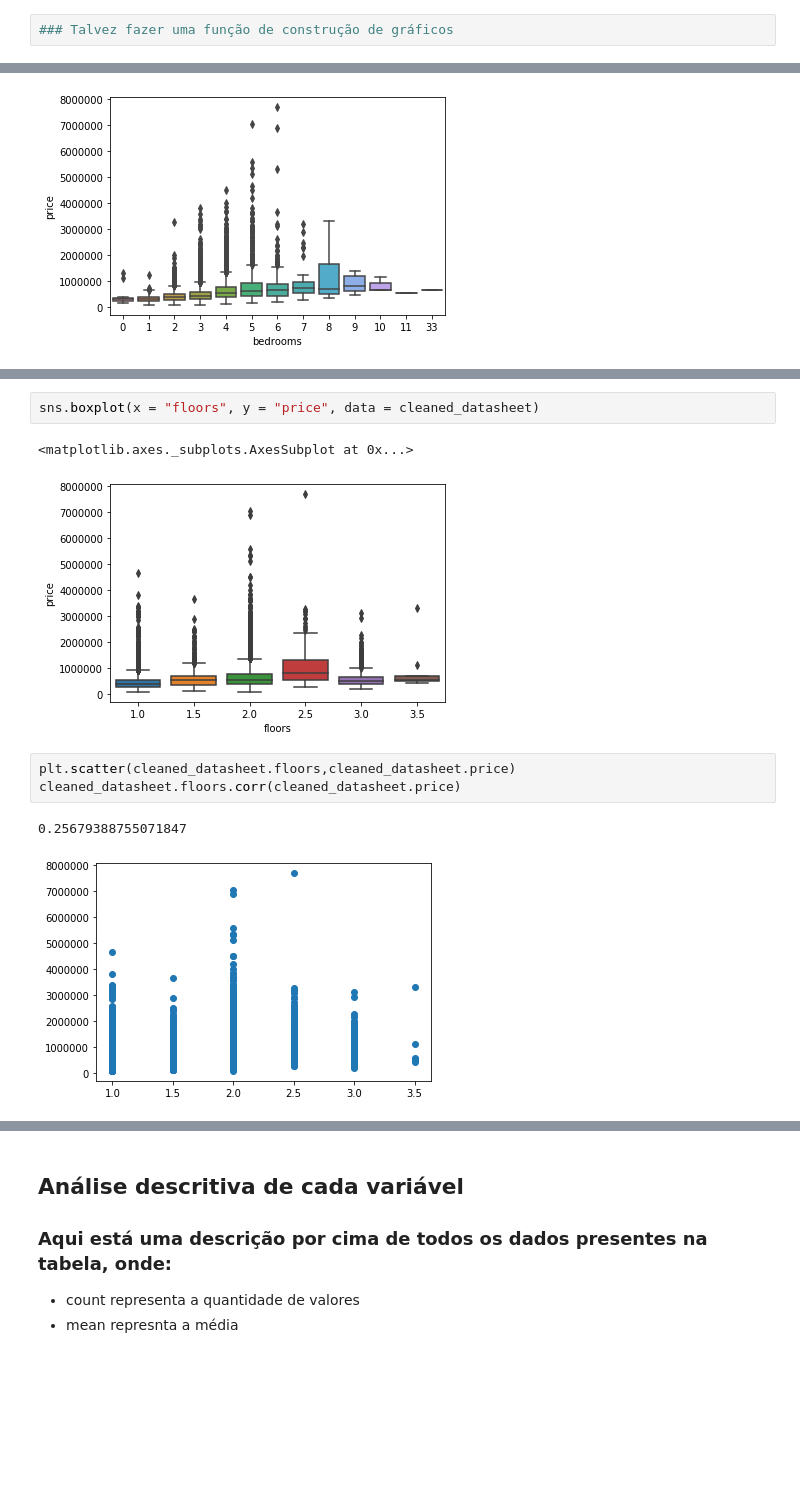
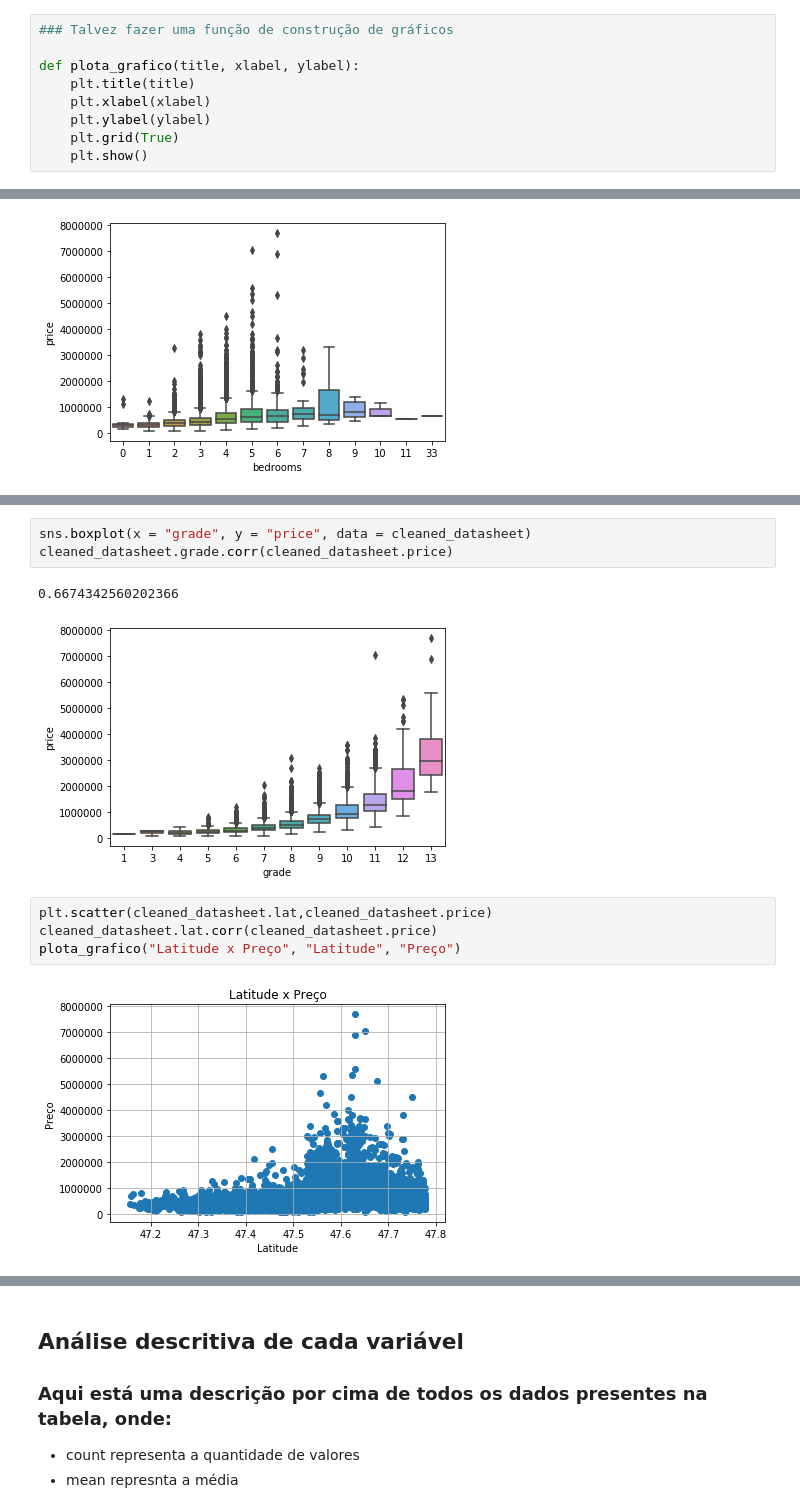
Before and after one commit to rafaelhbz/Projeto2_Cdados, a Jupyter notebook: Projeto2.ipynb, the cells around one changed output, grey strips where cells are left out. Saved outputs shown, nothing was run; the diff lists cells and outputs as text; blank space fills up the shorter version.

```diff
--- a/Projeto2.ipynb
+++ b/Projeto2.ipynb
@@ -7,6 +7,13 @@
 ### Para responder esta pergunta é necessário fazer uma análise dos dados, algumas regressões e depois comparar as métricas específicas de cada regressão. Além disso será feito uma análise de cada variável individualmente em comparação com o preço, para verificar se as métricas condizem com a realidade
 # %%
 ### Talvez fazer uma função de construção de gráficos
+
+def plota_grafico(title, xlabel, ylabel):
+    plt.title(title)
+    plt.xlabel(xlabel)
+    plt.ylabel(ylabel)
+    plt.grid(True)
+    plt.show()
 # %% [markdown]
 ## Explicação das Variáveis
 # %% [markdown]
@@ -255,12 +283,13 @@ cleaned_datasheet.sqft_living.corr(cleaned_datasheet.price)
 # %%
-sns.boxplot(x = "floors", y = "price", data = cleaned_datasheet)
+sns.boxplot(x = "grade", y = "price", data = cleaned_datasheet)
+cleaned_datasheet.grade.corr(cleaned_datasheet.price)
 # %% [output]
-<matplotlib.axes._subplots.AxesSubplot at 0x...>
+0.6674342560202366
-[figure, old version]
+[figure, new version]
 # %%
-plt.scatter(cleaned_datasheet.floors,cleaned_datasheet.price)
-cleaned_datasheet.floors.corr(cleaned_datasheet.price)
+plt.scatter(cleaned_datasheet.lat,cleaned_datasheet.price)
+cleaned_datasheet.lat.corr(cleaned_datasheet.price)
+plota_grafico("Latitude x Preço", "Latitude", "Preço")
 # %% [output]
-0.25679388755071847
-[figure, old version]
+[figure, new version]
 # %%
```
Also changed, not shown: parts of 19 cells of this notebook, 1 other file.
